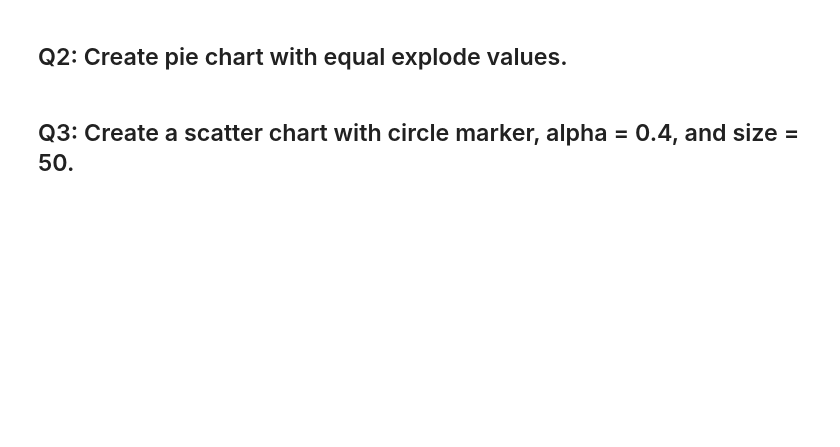
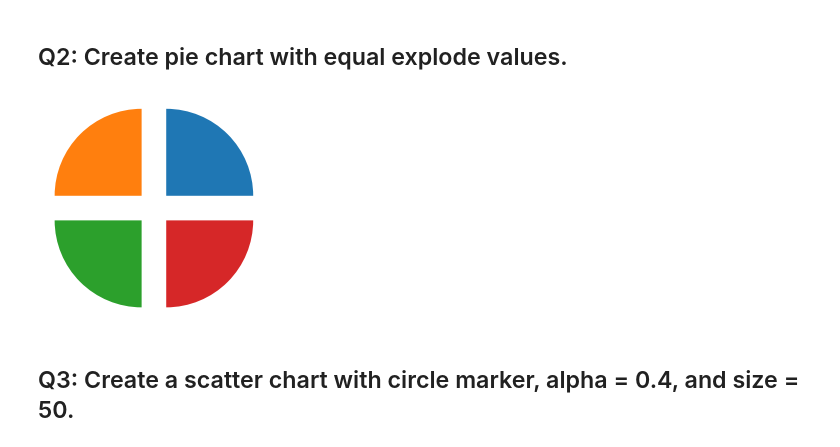
Before and after one commit to Tuwaiq-Data-Science-Bootcamp/Day8-Lab1-Matplotlib, a Jupyter notebook: Day#8_Matplotlib_Assignment.ipynb, the cells around one changed output. Cells and saved outputs as stored; diff of their text form; code cells hidden in the pictures; blank space fills up the shorter version.

```diff
--- a/Day#8_Matplotlib_Assignment.ipynb
+++ b/Day#8_Matplotlib_Assignment.ipynb
@@ -7,4 +12,8 @@ import matplotlib.pyplot as plt
 # %% [markdown]
 ## Q2: Create pie chart with equal explode values.
+# %%
+plt.pie([25,25,25,25], explode=[0.2,0.2,0.2,0.2]);
+# %% [output]
+[figure, added]
 # %% [markdown]
 ## Q3: Create a scatter chart with circle marker, alpha = 0.4, and size = 50.
```
Also changed, not shown: parts of 5 cells of this notebook.
